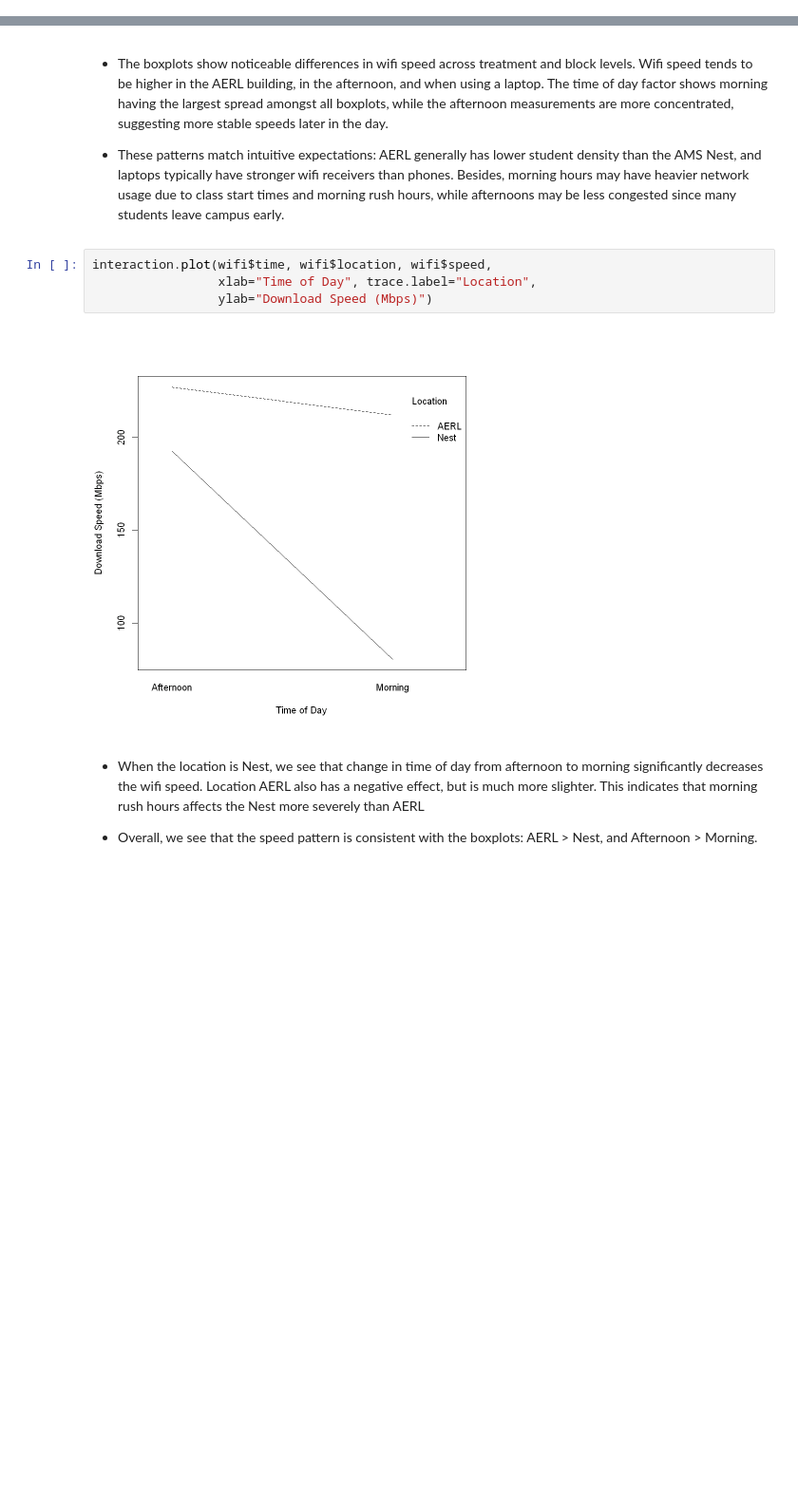
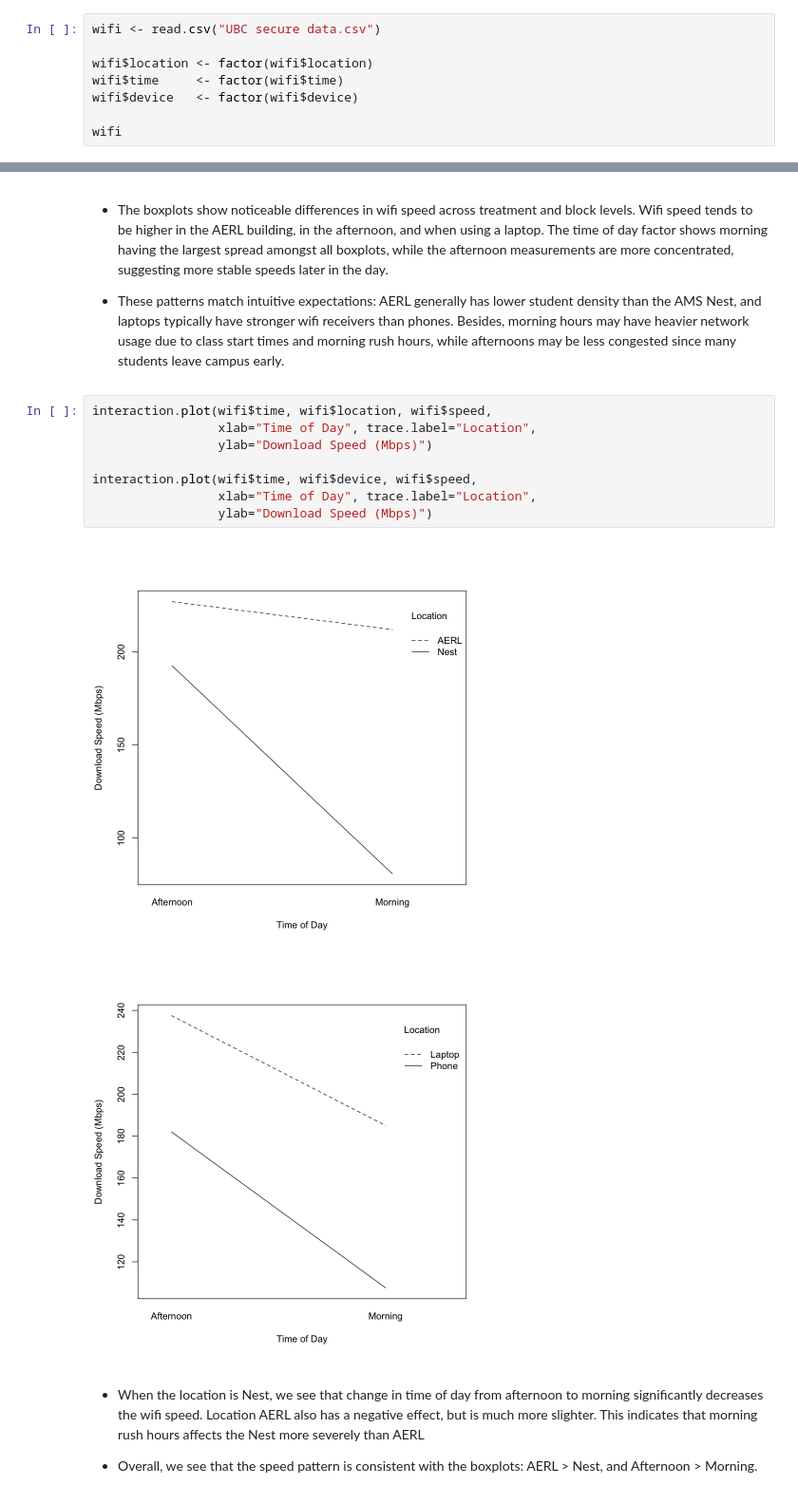
Before and after one commit to Speculatorrr/STAT404, a Jupyter notebook: project (2).ipynb, the cells around one changed output, grey strips where cells are left out. Shown at 95% size. Cells and saved outputs as stored; diff of their text form; blank space fills up the shorter version.

Commit message:
data file and plot added

```diff
--- a/project (2).ipynb
+++ b/project (2).ipynb
@@ -25,3 +25,11 @@ A data.frame: 8 × 4
 | Nest | Afternoon | Phone | 147.0 |
 | AERL | Afternoon | Laptop | 237.0 |
 | AERL | Afternoon | Phone | 217.0 |
+# %%
+wifi <- read.csv("UBC secure data.csv")
+
+wifi$location <- factor(wifi$location)
+wifi$time     <- factor(wifi$time)
+wifi$device   <- factor(wifi$device)
+
+wifi
@@ -45,9 +65,14 @@ boxplot(speed ~ device, data = wifi,
 # %%
 interaction.plot(wifi$time, wifi$location, wifi$speed,
                  xlab="Time of Day", trace.label="Location",
                  ylab="Download Speed (Mbps)")
+
+interaction.plot(wifi$time, wifi$device, wifi$speed,
+                 xlab="Time of Day", trace.label="Location",
+                 ylab="Download Speed (Mbps)")
 # %% [output]
-[figure, old version]
+[figure, new version]
+[figure, added]
 # %% [markdown]
 - When the location is Nest, we see that change in time of day from afternoon to morning significantly decreases the wifi speed. Location AERL also has a negative effect, but is much more slighter. This indicates that morning rush hours affects the Nest more severely than AERL
 
```
Also changed, not shown: parts of 5 cells of this notebook, 1 other file.
